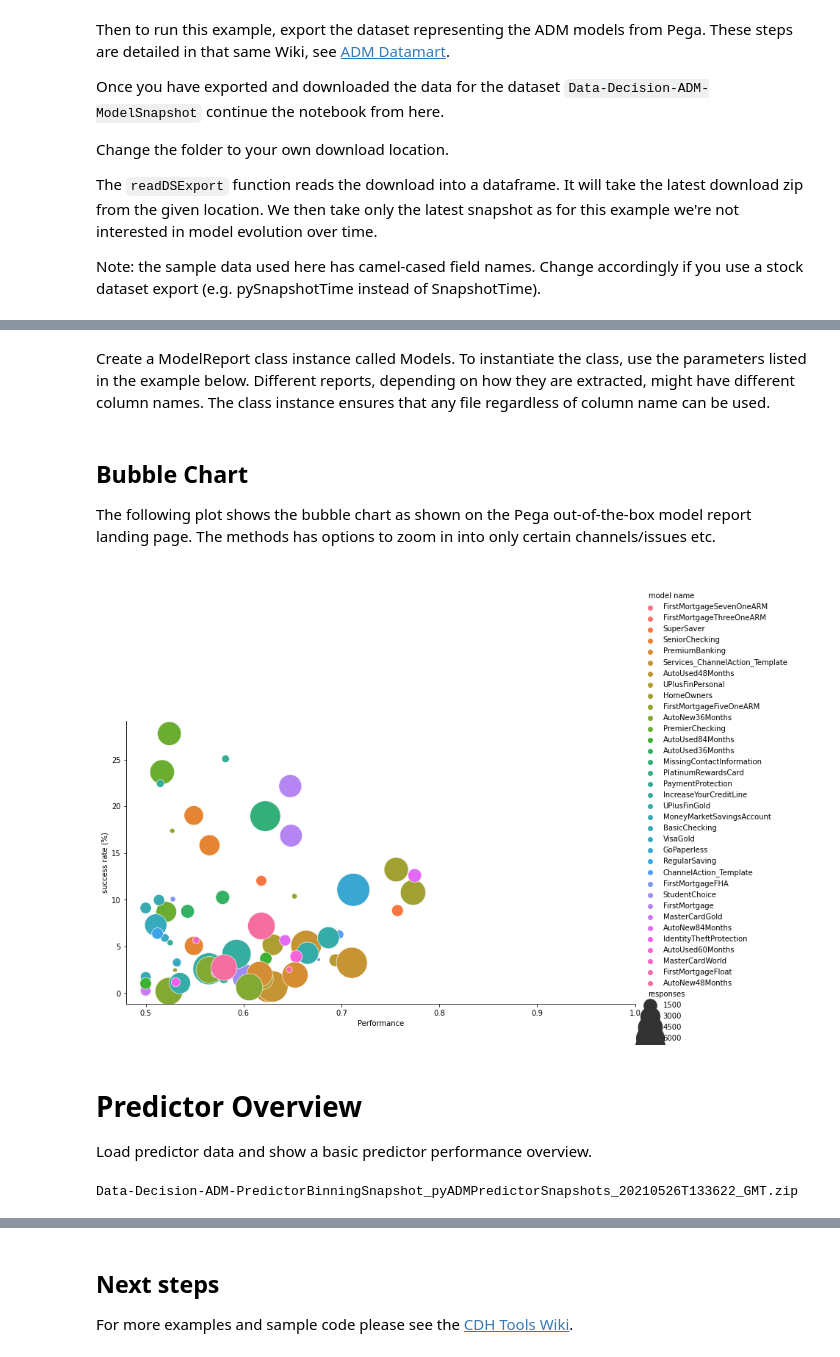
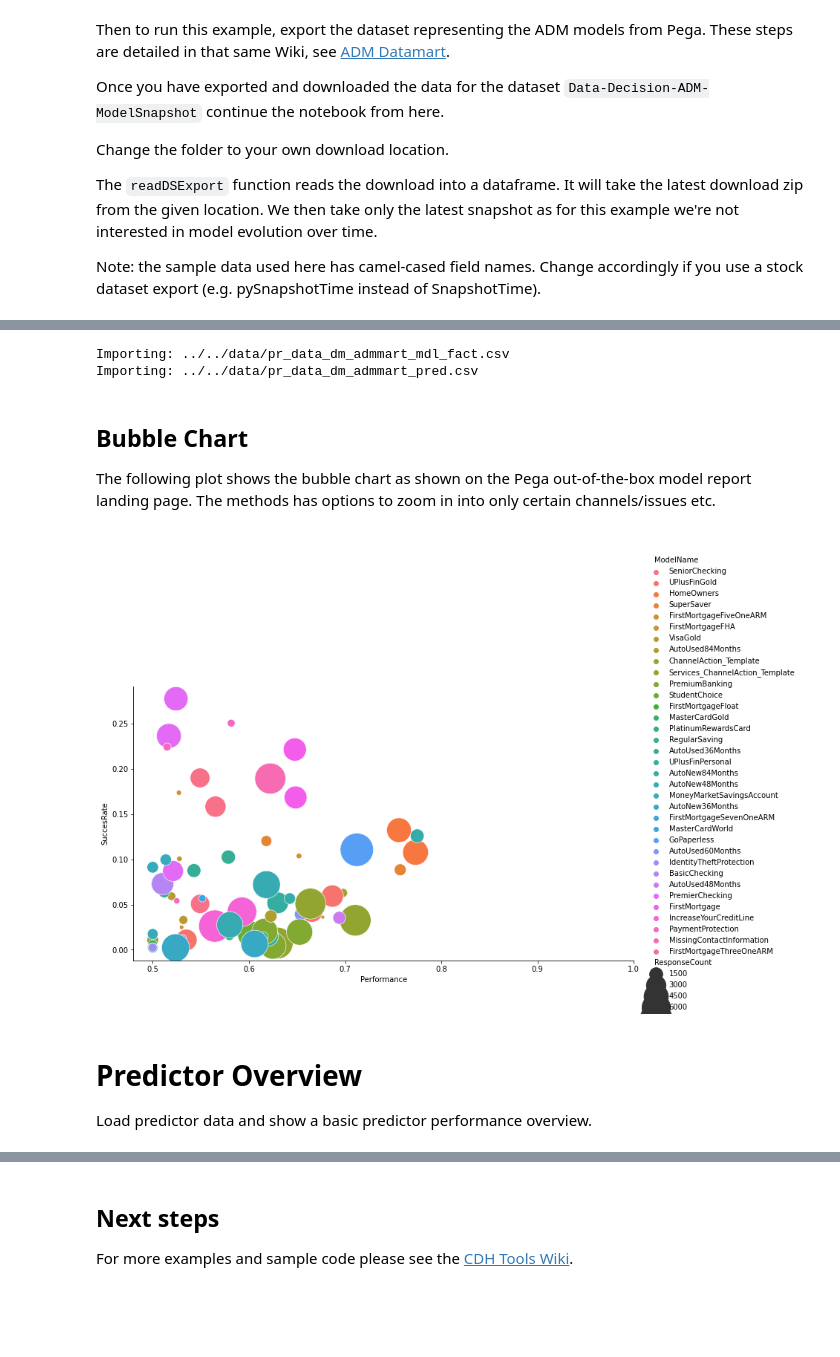
Before and after one commit to pegasystems/pega-datascientist-tools, a Jupyter notebook: examples/helloworld/hello_cdhtools.ipynb, the cells around one changed output, grey strips where cells are left out. Drawn from its saved outputs; the diff is of its cells as text; code cells hidden in the pictures; blank space fills up the shorter version.

```diff
--- a/examples/helloworld/hello_cdhtools.ipynb
+++ b/examples/helloworld/hello_cdhtools.ipynb
@@ -41,2 +28,0 @@ Data-Decision-ADM-ModelSnapshot_pyModelSnapshots_20210526T131808_GMT.zip
-# %% [markdown]
-Create a ModelReport class instance called Models. To instantiate the class, use the parameters listed in the example below. Different reports, depending on how they are extracted, might have different column names. The class instance ensures that any file regardless of column name can be used.
@@ -48,27 +29,18 @@ Models = ModelReport( np.array(admModels['ModelID']),
+# %%
+ADMDatamart = ADMDatamart("../../data")
+# %% [output]
+Importing: ../../data/pr_data_dm_admmart_mdl_fact.csv
+Importing: ../../data/pr_data_dm_admmart_pred.csv
 # %% [markdown]
 ## Bubble Chart
 
 The following plot shows the bubble chart as shown on the Pega out-of-the-box model report landing page. The
 methods has options to zoom in into only certain channels/issues etc.
-# %%
-Models.show_bubble_chart()
-# %% [output]
-[figure, removed]
+# %%
+ADMDatamart.plotPerformanceSuccessRateBubbleChart(figsize=(12,6))
+# %% [output]
+[figure, added]
 # %% [markdown]
 # Predictor Overview
 
 Load predictor data and show a basic predictor performance overview.
-# %%
-admPreds = readDSExport("Data-Decision-ADM-PredictorBinningSnapshot_pyADMPredictorSnapshots",
-                         srcFolder="../../data")
-Preds = ADMReport(Models.modelID,
-                  Models.issue, Models.group, Models.channel, Models.direction, Models.modelName,
-                  Models.positives, Models.responses, Models.modelAUC,
-                  Models.modelSnapshot,
-                  np.array(admPreds['ModelID']), np.array(admPreds['PredictorName']),
-                  np.array(admPreds['Performance']), np.array(admPreds['BinSymbol']),
-                  np.array(admPreds['BinIndex']), np.array(admPreds['EntryType']),
-                  np.array(admPreds['Type']), np.array(admPreds['SnapshotTime']),
-                  np.array(admPreds['BinPositives']), np.array(admPreds['BinResponseCount']))
-# %% [output]
-Data-Decision-ADM-PredictorBinningSnapshot_pyADMPredictorSnapshots_20210526T133622_GMT.zip
```
Also changed, not shown: parts of 5 cells of this notebook.
